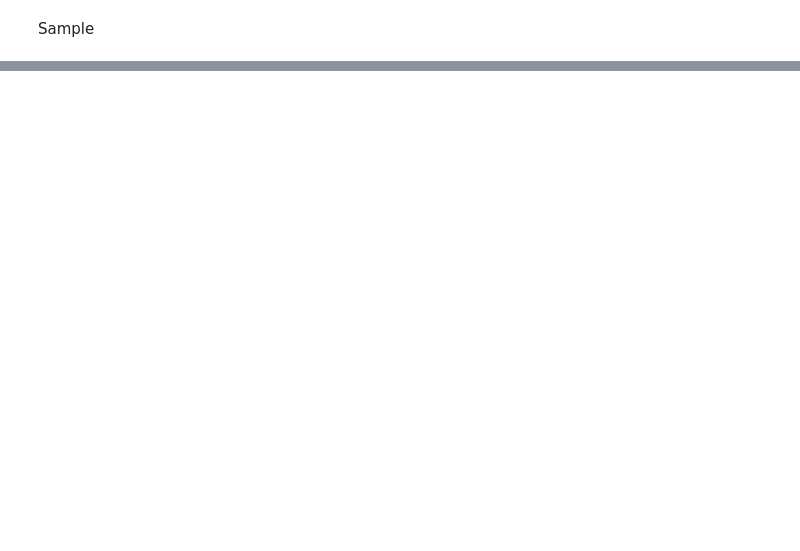
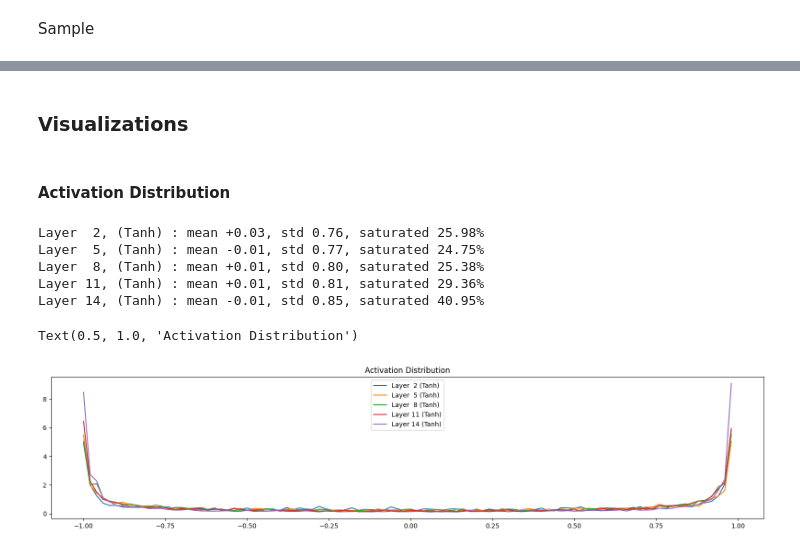
Before and after one commit to sbarrios93/makemore, a Jupyter notebook: makemore_part3.ipynb, the cells around one changed output, grey strips where cells are left out. Saved outputs shown, nothing was run; the diff lists cells and outputs as text; code cells hidden in the pictures; blank space fills up the shorter version.

```diff
--- a/makemore_part3.ipynb
+++ b/makemore_part3.ipynb
@@ -314,0 +322,17 @@ kayshawn.
+# %%
+# architecture
+CONTEXT_LENGTH = 5
+N_EMBEDDINGS = 12
+N_HIDDEN = 256
+# training
+BATCH_SIZE = 64
+EPOCHS = 200_000
+LR_START = 4
+LR_END = 0.07
+K = 4  # LR decay rate
+
+g = torch.Generator().manual_seed(2147483647)
+# %%
+X_train, Y_train = build_dataset(words[: splits[0]])
+X_dev, Y_dev = build_dataset(words[splits[0] : splits[1]])
+X_test, Y_test = build_dataset(words[splits[1] :])
@@ -314,0 +425,28 @@ kayshawn.
+# %% [markdown]
+### Visualizations
+# %% [markdown]
+#### Activation Distribution
+# %%
+plt.figure(figsize=(20, 4))
+legends = []
+for i, layer in enumerate(layers[:-1]):
+    if isinstance(layer, Tanh):
+        t = layer.out
+        print(
+            f"Layer {i:2}, {'(' + layer.__class__.__name__ + ')':6}",
+            f": mean {t.mean():+.2f}, std {t.std():.2f}, "
+            f"saturated {(t.abs() > 0.97).float().mean()*100:.2f}%",
+        )
+        hy, hx = torch.histogram(t, density=True)
+        plt.plot(hx[:-1].detach(), hy.detach())
+        legends.append(f"Layer {i:2} ({layer.__class__.__name__})")
+plt.legend(legends)
+plt.title("Activation Distribution")
+# %% [output]
+Layer  2, (Tanh) : mean +0.03, std 0.76, saturated 25.98%
+Layer  5, (Tanh) : mean -0.01, std 0.77, saturated 24.75%
+Layer  8, (Tanh) : mean +0.01, std 0.80, saturated 25.38%
+Layer 11, (Tanh) : mean +0.01, std 0.81, saturated 29.36%
+Layer 14, (Tanh) : mean -0.01, std 0.85, saturated 40.95%
+Text(0.5, 1.0, 'Activation Distribution')
+[figure, added]
```
Also changed, not shown: parts of 24 cells of this notebook, 5 other files.
